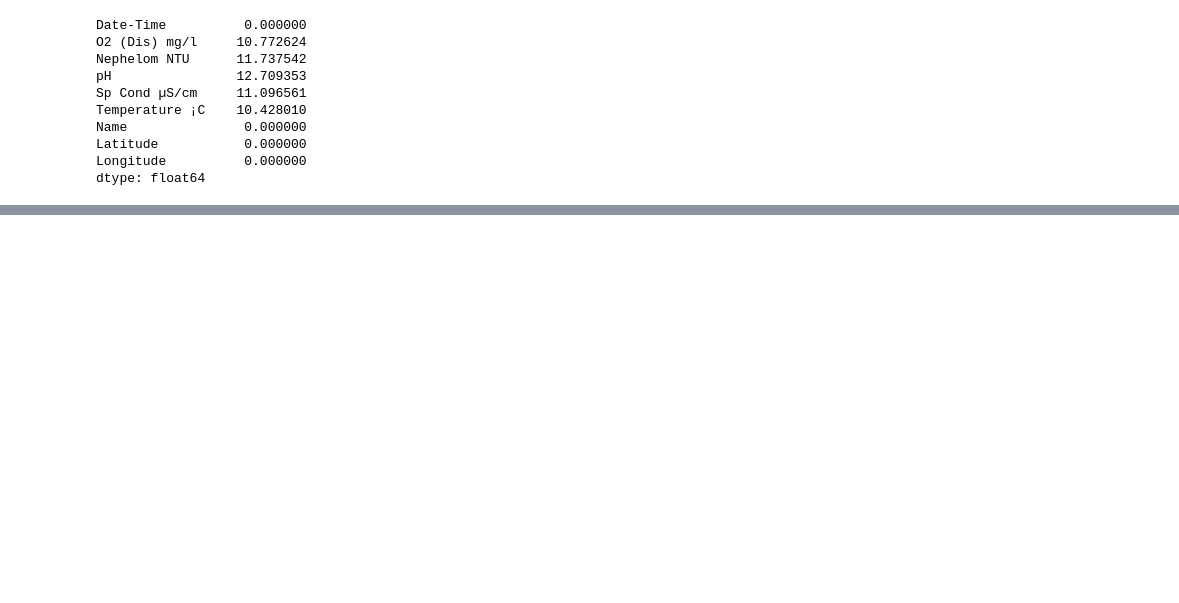
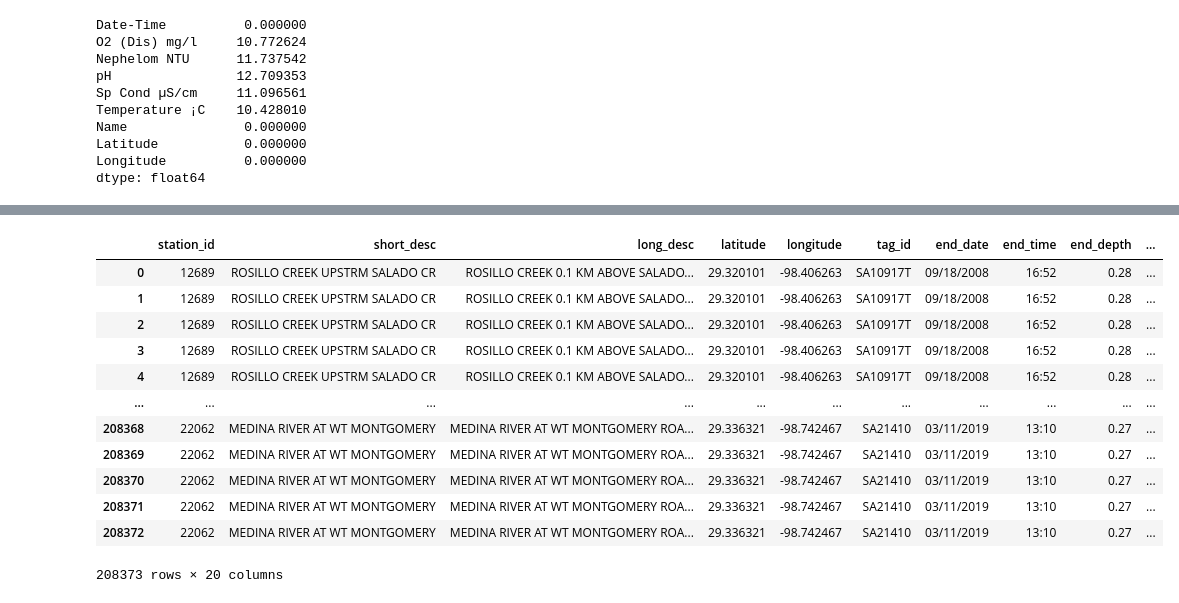
Before and after one commit to we-came-we-SAWS-we-conquered/saws-capstone-project, a Jupyter notebook: jeremy-repo/water_quality_data.ipynb, the cells around one changed output, grey strips where cells are left out. Saved outputs shown, nothing was run; the diff lists cells and outputs as text; code cells hidden in the pictures; blank space fills up the shorter version.

```diff
--- a/jeremy-repo/water_quality_data.ipynb
+++ b/jeremy-repo/water_quality_data.ipynb
@@ -108,0 +231,22 @@ sso
+# %%
+sara3['common_name'] = sara3['common_name'].fillna("N/A", inplace=True)
+sara3['common_units'] = sara3['common_units'].fillna('N/A', inplace=True)
+sara3['comment'] = sara3['comment'].fillna("No Comment", inplace = True)
+
+sara3 = sara3.drop(columns=['gtlt'])
+# %%
+sara3
+# %% [output]
+|  | station_id | short_desc | long_desc | latitude | longitude | tag_id | end_date | end_time | end_depth | ... |
+| 0 | 12689 | ROSILLO CREEK UPSTRM SALADO CR | ROSILLO CREEK 0.1 KM ABOVE SALADO... | 29.320101 | -98.406263 | SA10917T | 09/18/2008 | 16:52 | 0.28 | ... |
+| 1 | 12689 | ROSILLO CREEK UPSTRM SALADO CR | ROSILLO CREEK 0.1 KM ABOVE SALADO... | 29.320101 | -98.406263 | SA10917T | 09/18/2008 | 16:52 | 0.28 | ... |
+| 2 | 12689 | ROSILLO CREEK UPSTRM SALADO CR | ROSILLO CREEK 0.1 KM ABOVE SALADO... | 29.320101 | -98.406263 | SA10917T | 09/18/2008 | 16:52 | 0.28 | ... |
+| 3 | 12689 | ROSILLO CREEK UPSTRM SALADO CR | ROSILLO CREEK 0.1 KM ABOVE SALADO... | 29.320101 | -98.406263 | SA10917T | 09/18/2008 | 16:52 | 0.28 | ... |
+| 4 | 12689 | ROSILLO CREEK UPSTRM SALADO CR | ROSILLO CREEK 0.1 KM ABOVE SALADO... | 29.320101 | -98.406263 | SA10917T | 09/18/2008 | 16:52 | 0.28 | ... |
+| ... | ... | ... | ... | ... | ... | ... | ... | ... | ... | ... |
+| 208368 | 22062 | MEDINA RIVER AT WT MONTGOMERY | MEDINA RIVER AT WT MONTGOMERY ROA... | 29.336321 | -98.742467 | SA21410 | 03/11/2019 | 13:10 | 0.27 | ... |
+| 208369 | 22062 | MEDINA RIVER AT WT MONTGOMERY | MEDINA RIVER AT WT MONTGOMERY ROA... | 29.336321 | -98.742467 | SA21410 | 03/11/2019 | 13:10 | 0.27 | ... |
+| 208370 | 22062 | MEDINA RIVER AT WT MONTGOMERY | MEDINA RIVER AT WT MONTGOMERY ROA... | 29.336321 | -98.742467 | SA21410 | 03/11/2019 | 13:10 | 0.27 | ... |
+| 208371 | 22062 | MEDINA RIVER AT WT MONTGOMERY | MEDINA RIVER AT WT MONTGOMERY ROA... | 29.336321 | -98.742467 | SA21410 | 03/11/2019 | 13:10 | 0.27 | ... |
+| 208372 | 22062 | MEDINA RIVER AT WT MONTGOMERY | MEDINA RIVER AT WT MONTGOMERY ROA... | 29.336321 | -98.742467 | SA21410 | 03/11/2019 | 13:10 | 0.27 | ... |
+208373 rows × 20 columns
```
Also changed, not shown: parts of 27 cells of this notebook.
